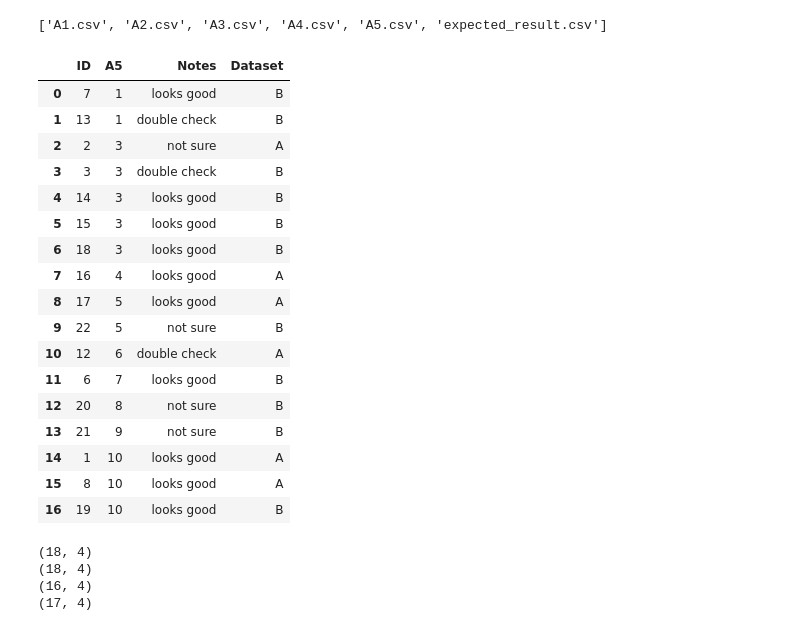
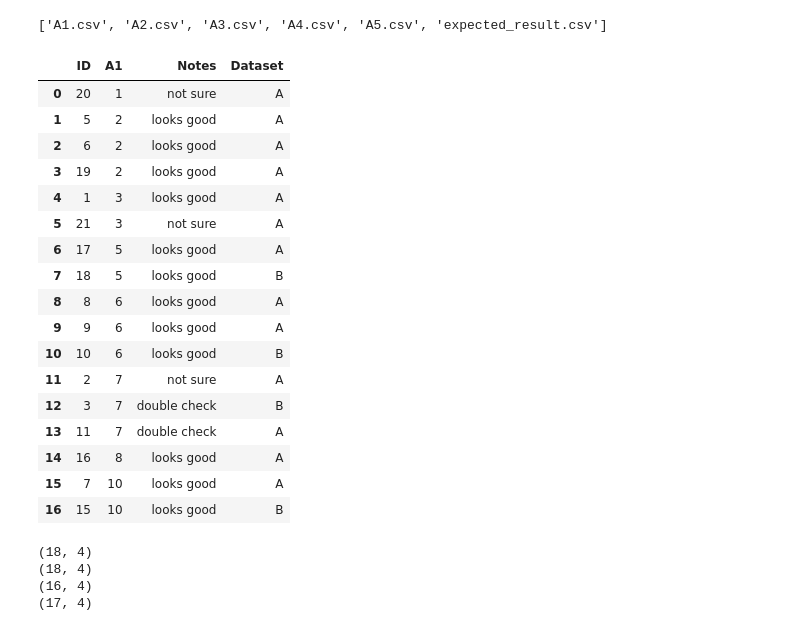
Before and after one commit to dfoil01/DataPreprocessing, a Jupyter notebook: merge-multiple-datasets/merge_multiple_datasets.ipynb, the cells around one changed output. Cells and saved outputs as stored; diff of their text form; code cells hidden in the pictures.

```diff
--- a/merge-multiple-datasets/merge_multiple_datasets.ipynb
+++ b/merge-multiple-datasets/merge_multiple_datasets.ipynb
@@ -9,27 +9,27 @@ print(os.listdir(folder))
 # %%
 files_to_merge = [i for i in os.listdir(folder) if 'A' in i]
 # %%
-df_sample = pd.read_csv(os.path.join(folder, files_to_merge[4]))
+df_sample = pd.read_csv(os.path.join(folder, files_to_merge[0]))
 df_sample
 # %% [output]
-|  | ID | A5 | Notes | Dataset |
-| 0 | 7 | 1 | looks good | B |
-| 1 | 13 | 1 | double check | B |
-| 2 | 2 | 3 | not sure | A |
-| 3 | 3 | 3 | double check | B |
-| 4 | 14 | 3 | looks good | B |
-| 5 | 15 | 3 | looks good | B |
-| 6 | 18 | 3 | looks good | B |
-| 7 | 16 | 4 | looks good | A |
-| 8 | 17 | 5 | looks good | A |
-| 9 | 22 | 5 | not sure | B |
-| 10 | 12 | 6 | double check | A |
-| 11 | 6 | 7 | looks good | B |
-| 12 | 20 | 8 | not sure | B |
-| 13 | 21 | 9 | not sure | B |
-| 14 | 1 | 10 | looks good | A |
-| 15 | 8 | 10 | looks good | A |
-| 16 | 19 | 10 | looks good | B |
+|  | ID | A1 | Notes | Dataset |
+| 0 | 20 | 1 | not sure | A |
+| 1 | 5 | 2 | looks good | A |
+| 2 | 6 | 2 | looks good | A |
+| 3 | 19 | 2 | looks good | A |
+| 4 | 1 | 3 | looks good | A |
+| 5 | 21 | 3 | not sure | A |
+| 6 | 17 | 5 | looks good | A |
+| 7 | 18 | 5 | looks good | B |
+| 8 | 8 | 6 | looks good | A |
+| 9 | 9 | 6 | looks good | A |
+| 10 | 10 | 6 | looks good | B |
+| 11 | 2 | 7 | not sure | A |
+| 12 | 3 | 7 | double check | B |
+| 13 | 11 | 7 | double check | A |
+| 14 | 16 | 8 | looks good | A |
+| 15 | 7 | 10 | looks good | A |
+| 16 | 15 | 10 | looks good | B |
 # %%
 df_original = pd.read_csv(os.path.join(folder, files_to_merge[0]))
 for i in range(len(files_to_merge[1:])):
```
Also changed, not shown: parts of 12 cells of this notebook, 1 other file.
